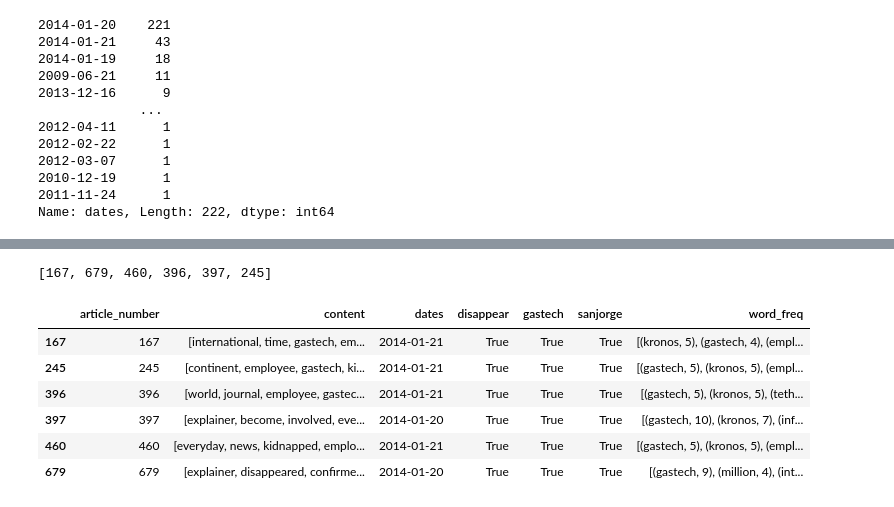
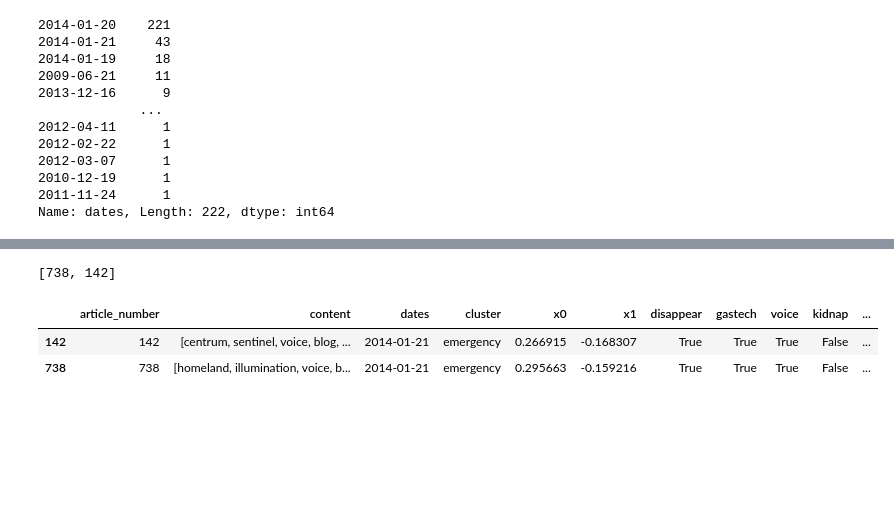
Before and after one commit to nggianno/VisualAnalytics, a Jupyter notebook: articles_scrapping.ipynb, the cells around one changed output, grey strips where cells are left out. Drawn from its saved outputs; the diff is of its cells as text; code cells hidden in the pictures; blank space fills up the shorter version.

```diff
--- a/articles_scrapping.ipynb
+++ b/articles_scrapping.ipynb
@@ -213,0 +247,20 @@ articles_df
+# %%
+import matplotlib.pyplot as plt
+import seaborn as sns
+
+cluster_map = {0: "emergency", 1: "POK-police-government"}
+
+# mapping found through get_top_keywords
+articles_df['cluster'] = articles_df['cluster'].map(cluster_map)
+
+# set image size
+plt.figure(figsize=(12, 7))
+# set title
+plt.title(" TF-IDF + KMeans ", fontdict={"fontsize": 18})
+# set axes names
+plt.xlabel("X0", fontdict={"fontsize": 16})
+plt.ylabel("X1", fontdict={"fontsize": 16})
+
+#  create scatter plot with seaborn, where hue is the class used to group the data
+sns.scatterplot(data=articles_df, x='x0', y='x1', hue='cluster', palette="pastel")
+plt.show()
@@ -214,11 +323,23 @@ articles_df
 # %%
 articles_with_disappearance_word = []
 articles_with_gastech_word = []
-articles_with_sanjorge_word = []
+articles_with_voice_word = []
+articles_with_kidnap_word = []
+articles_with_pok_word = []
+articles_with_employee_word = []
+
+
+
 for i in range(844):
     if articles_df['disappear'].iloc[i]:
         articles_with_disappearance_word.append(articles_df['article_number'].iloc[i])
     if articles_df['gastech'].iloc[i]:
         articles_with_gastech_word.append(articles_df['article_number'].iloc[i])
-    if articles_df['sanjorge'].iloc[i]:
-        articles_with_sanjorge_word.append(articles_df['article_number'].iloc[i])
+    if articles_df['voice'].iloc[i]:
+        articles_with_voice_word.append(articles_df['article_number'].iloc[i])
+    if articles_df['kidnap'].iloc[i]:
+        articles_with_kidnap_word.append(articles_df['article_number'].iloc[i])
+    if articles_df['pok'].iloc[i]:
+        articles_with_pok_word.append(articles_df['article_number'].iloc[i])
+    if articles_df['employee_names'].iloc[i]:
+        articles_with_employee_word.append(articles_df['article_number'].iloc[i])
@@ -359,15 +422,11 @@ articles_df.head(10)
 # %%
-#filter articles referring to disappearance
-list_of_common_keywords = list(set(articles_with_disappearance_word).intersection(articles_with_gastech_word,articles_with_sanjorge_word))
+#filter articles referring to disappearance, gastech and voice
+list_of_common_keywords = list(set(articles_with_disappearance_word).intersection(articles_with_gastech_word,articles_with_voice_word))
 print(list_of_common_keywords)
 filtered_articles_df = articles_df[articles_df['article_number'].isin(list_of_common_keywords)]
 filtered_articles_df
 # %% [output]
-[167, 679, 460, 396, 397, 245]
+[738, 142]
-|  | article_number | content | dates | disappear | gastech | sanjorge | word_freq |
-| 167 | 167 | [international, time, gastech, em... | 2014-01-21 | True | True | True | [(kronos, 5), (gastech, 4), (empl... |
-| 245 | 245 | [continent, employee, gastech, ki... | 2014-01-21 | True | True | True | [(gastech, 5), (kronos, 5), (empl... |
-| 396 | 396 | [world, journal, employee, gastec... | 2014-01-21 | True | True | True | [(gastech, 5), (kronos, 5), (teth... |
-| 397 | 397 | [explainer, become, involved, eve... | 2014-01-20 | True | True | True | [(gastech, 10), (kronos, 7), (inf... |
-| 460 | 460 | [everyday, news, kidnapped, emplo... | 2014-01-21 | True | True | True | [(gastech, 5), (kronos, 5), (empl... |
-| 679 | 679 | [explainer, disappeared, confirme... | 2014-01-20 | True | True | True | [(gastech, 9), (million, 4), (int... |
+|  | article_number | content | dates | cluster | x0 | x1 | disappear | gastech | voice | kidnap | ... |
+| 142 | 142 | [centrum, sentinel, voice, blog, ... | 2014-01-21 | emergency | 0.266915 | -0.168307 | True | True | True | False | ... |
+| 738 | 738 | [homeland, illumination, voice, b... | 2014-01-21 | emergency | 0.295663 | -0.159216 | True | True | True | False | ... |
```
Also changed, not shown: parts of 25 cells of this notebook.
